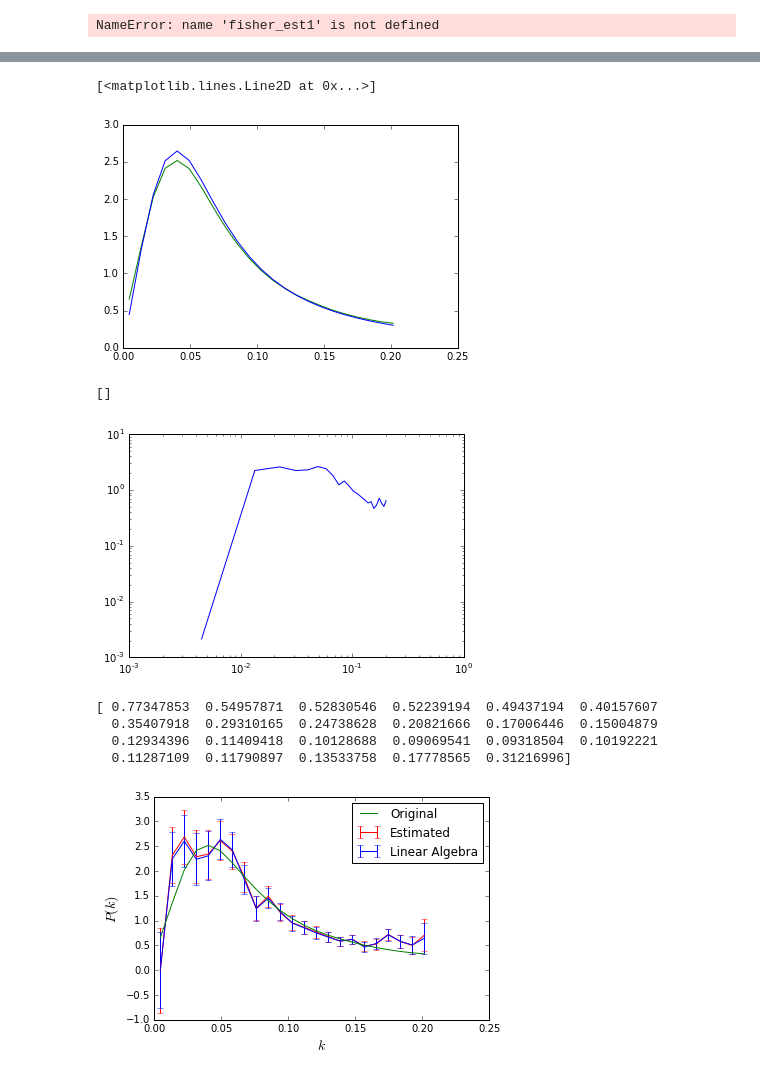
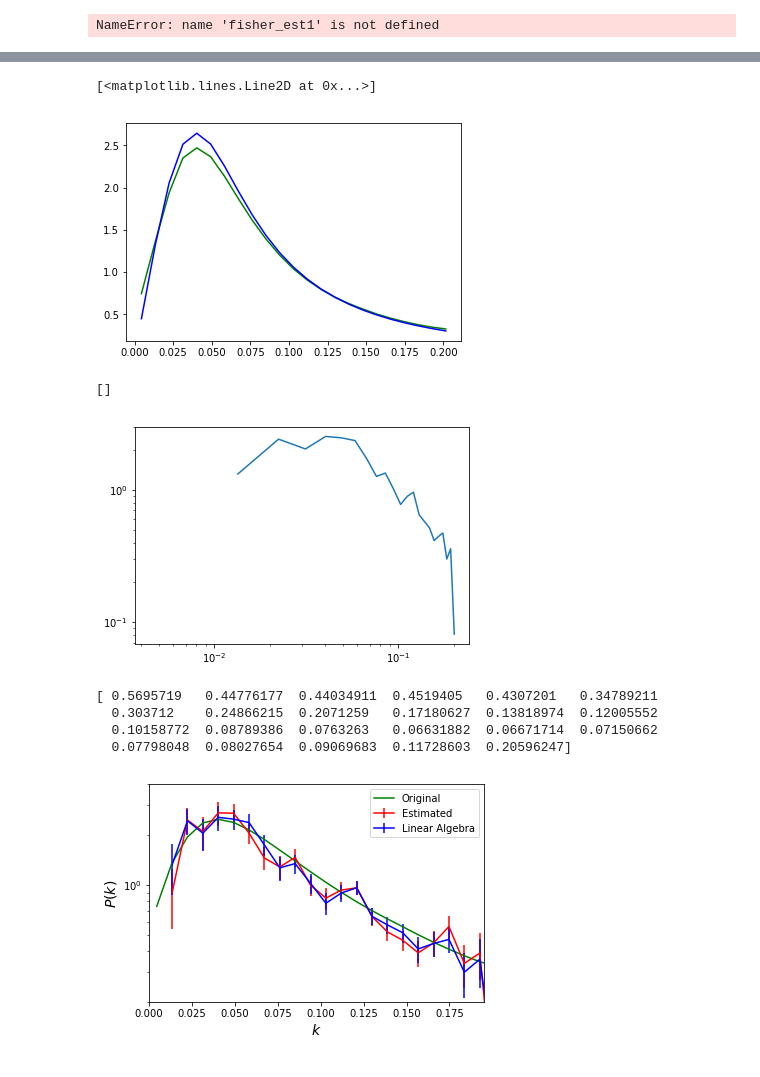
Before and after one commit to bhorowitz/weak_lensing, a Jupyter notebook: lin_2d.ipynb, the cells around one changed output, grey strips where cells are left out. Drawn from its saved outputs; the diff is of its cells as text; code cells hidden in the pictures.

```diff
--- a/lin_2d.ipynb
+++ b/lin_2d.ipynb
@@ -2,0 +7,3 @@
+# %%
+folder = "build2/bin/"
+#folder = "build4/bin/lin_1/"
@@ -18,3 +56,3 @@ plt.loglog()
 # %%
-folder = 'build/test_64_new/'
+#folder = 'build/test_64_new/'
 k_bins = np.loadtxt('%sk_bins.txt' % folder)
@@ -552,40 +615,44 @@ plt.plot(k_bins, actual_ps, 'b')
 #plt.loglog()
 # %% [output]
 [<matplotlib.lines.Line2D at 0x...>]
-[figure, old version]
+[figure, new version]
 # %%
 theta = np.loadtxt('%stheta.txt' % folder)
 plt.plot(k_bins, theta)
 plt.loglog()
 # %% [output]
 []
-[figure, old version]
+[figure, new version]
 # %%
 L = 1380.
 error = np.sqrt(np.diag(window) / np.sum(fisher, axis = 1)) / L**2
 print error
 # %% [output]
-[ 0.77347853  0.54957871  0.52830546  0.52239194  0.49437194  0.40157607
-  0.35407918  0.29310165  0.24738628  0.20821666  0.17006446  0.15004879
-  0.12934396  0.11409418  0.10128688  0.09069541  0.09318504  0.10192221
-  0.11287109  0.11790897  0.13533758  0.17778565  0.31216996]
+[ 0.5695719   0.44776177  0.44034911  0.4519405   0.4307201   0.34789211
+  0.303712    0.24866215  0.2071259   0.17180627  0.13818974  0.12005552
+  0.10158772  0.08789386  0.0763263   0.06631882  0.06671714  0.07150662
+  0.07798048  0.08027654  0.09069683  0.11728603  0.20596247]
 # %%
-c = 31
+c = 0
 theta_est = np.loadtxt('%stheta_est_%d.txt' % (folder, c))
 theta_error = np.loadtxt('%stheta_error_%d.txt' %(folder, c))
+
 plt.errorbar(k_bins, theta_est, yerr = theta_error, color = 'r', label = 'Estimated')
 plt.errorbar(k_bins, theta, yerr = error, color = 'b', label = 'Linear Algebra')
 plt.plot(k_bins, actual_ps_convolved, 'g', label = 'Original')
 #plt.plot(k_bins, delta_ps, 'k--', label = 'Realization')
 #plt.plot(k_bins, delta_min_ps, 'b--', label = 'WF')
 #plt.plot(k_bins, fiducial_ps, 'g--', label = 'WF')
 plt.legend(loc = 1)
-#plt.loglog()
+plt.semilogy()
+plt.xlim([0,.195])
+plt.ylim([0.2,4])
+
 plt.xlabel('$k$', fontsize = 14)
 plt.ylabel('$P(k)$', fontsize = 14)
 plt.savefig('pk_quad_estimator.eps')
 # %% [output]
-[figure, old version]
+[figure, new version]
 # %%
 plt.plot(k_bins, theta_est / theta, label = '$p(k)$ Estimated / $p(k)$ Lin. Alg.')
 plt.legend()
```
Also changed, not shown: parts of 69 cells of this notebook, 3 other files.
